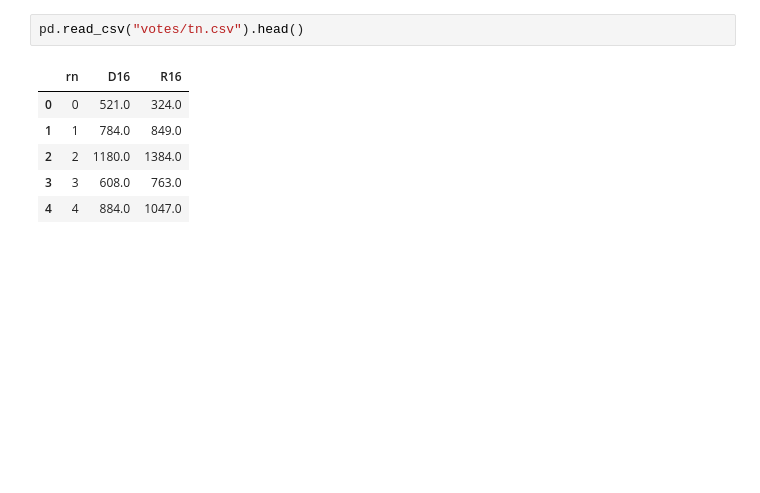
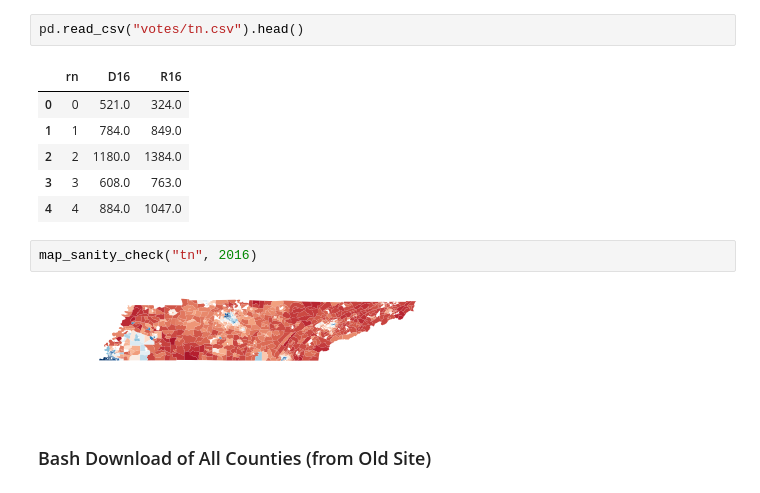
Before and after one commit to JamesSaxon/dist_analysis, a Jupyter notebook: voting/tn_mapping.ipynb, the cells around one changed output. Drawn from its saved outputs; the diff is of its cells as text; blank space fills up the shorter version.

```diff
--- a/voting/tn_mapping.ipynb
+++ b/voting/tn_mapping.ipynb
@@ -204,3 +209,9 @@ pd.read_csv("votes/tn.csv").head()
 | 2 | 2 | 1180.0 | 1384.0 |
 | 3 | 3 | 608.0 | 763.0 |
 | 4 | 4 | 884.0 | 1047.0 |
+# %%
+map_sanity_check("tn", 2016)
+# %% [output]
+[figure, added]
+# %% [markdown]
+### Bash Download of All Counties (from Old Site)
```
Also changed, not shown: parts of 5 cells of this notebook, 11 other files.
